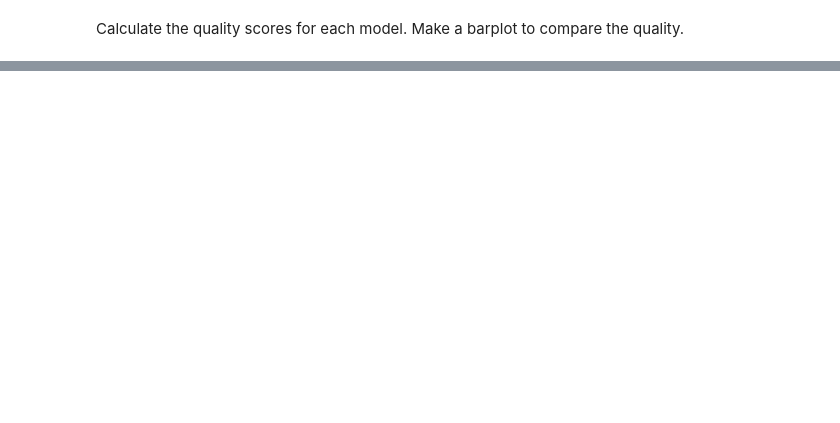
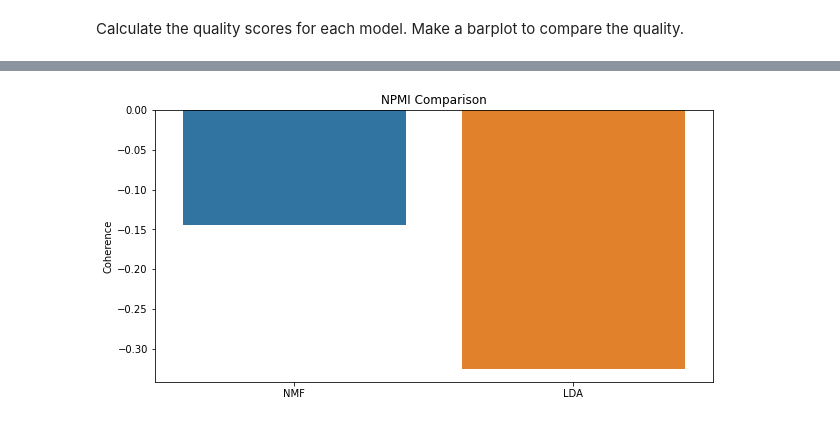
Before and after one commit to fhrzn/advanced-nlp, a Jupyter notebook: HW1_Affandy Fahrizain_J41332c.ipynb, the cells around one changed output, grey strips where cells are left out. Cells and saved outputs as stored; diff of their text form; code cells hidden in the pictures; blank space fills up the shorter version.

```diff
--- a/HW1_Affandy Fahrizain_J41332c.ipynb
+++ b/HW1_Affandy Fahrizain_J41332c.ipynb
@@ -305,7 +338,7 @@ Implement the following three quality fuctions: `coherence` (or `tf-idf coherenc
 # %% [markdown]
 Read and preprocess the dataset, divide it into train and test parts `sklearn.model_selection.train_test_split`. Test part will be used in classification part. For simplicity we do not perform cross-validation here, but you should remember about it.
 # %%
-X = topics.clean
+X = topics[['id','clean']]
 y = topics.author
 
 X_train, X_test, y_train, y_test = train_test_split(X, y, test_size=0.2, random_state=42)
@@ -327,2 +366,10 @@ tfidf[corpus[0]]
+# %%
+tfidf = TfidfModel(dictionary=dictionary)
+
+train_corpus = [dictionary.doc2bow(doc) for doc in train_docs]
+test_corpus = [dictionary.doc2bow(doc) for doc in test_docs]
+
+train_tfidf = list(tfidf[train_corpus])
+test_tfidf = list(tfidf[test_corpus])
 # %% [markdown]
 Plot the histogram of resulting tokens counts in the processed datasets.
@@ -360,3 +481,29 @@ NPMI score: -0.14625867874115356
 #### LDA
 # %% [markdown]
 Implement topic modeling with LDA (you can use gensim implementation) and print out resulting topics. Try to change hyperparameters to better fit the dataset.
+# %%
+coherences_lda = []
+npmis_lda = []
+for num in tqdm(num_topics):
+      lda = LdaModel(corpus=train_tfidf, \
+            id2word=dictionary,
+            num_topics=num,
+            random_state=42,
+            chunksize=1000,
+            passes=10,
+            alpha='auto',
+            per_word_topics=True)
+
+      coherence = CoherenceModel(model=lda, \
+            texts=train_docs,
+            # dictionary=id2word,)
+            corpus=train_tfidf)
+
+      npmi = CoherenceModel(model=lda, \
+            texts=train_docs,
+            # dictionary=id2word,
+            corpus=train_tfidf,
+            coherence='c_npmi')
+
+      coherences_lda.append(coherence.get_coherence())
+      npmis_lda.append(npmi.get_coherence())
@@ -398,0 +749,11 @@ Calculate the quality scores for each model. Make a barplot to compare the quali
+# %%
+labels = ['NMF', 'LDA']
+scores = [npmis_nmf[20], npmis_lda[13]]
+
+plt.figure(figsize=(10,5))
+sns.barplot(y=scores, x=labels)
+plt.title('NPMI Comparison')
+plt.ylabel('Coherence')
+plt.show()
+# %% [output]
+[figure, added]
```
Also changed, not shown: parts of 51 cells of this notebook.
